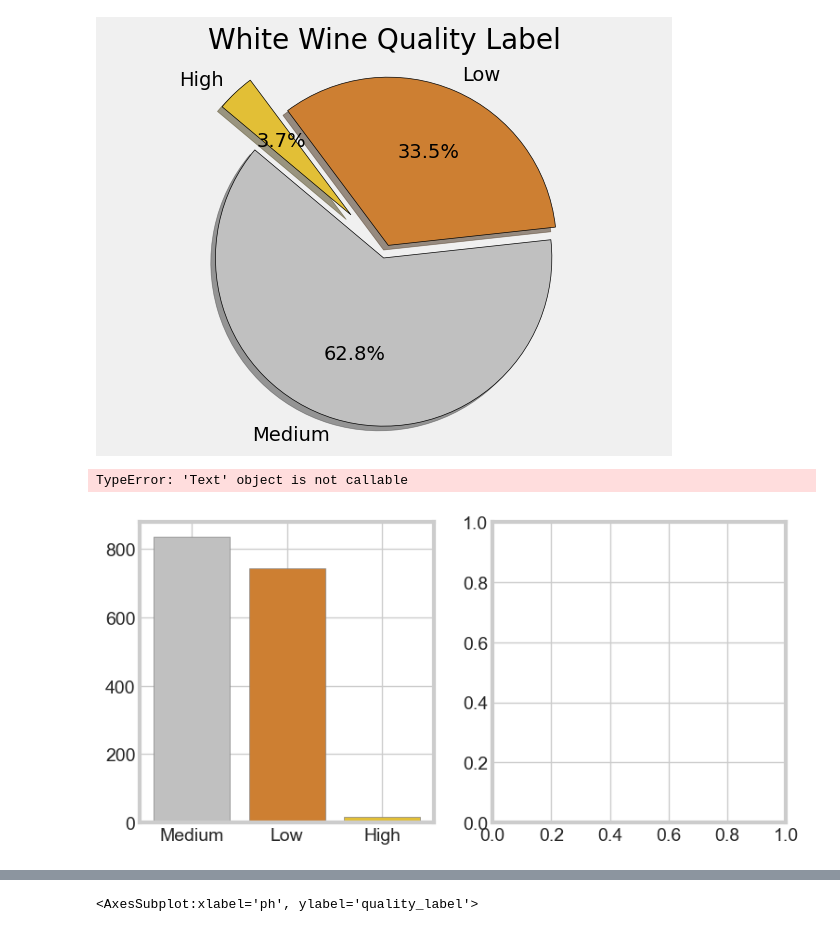
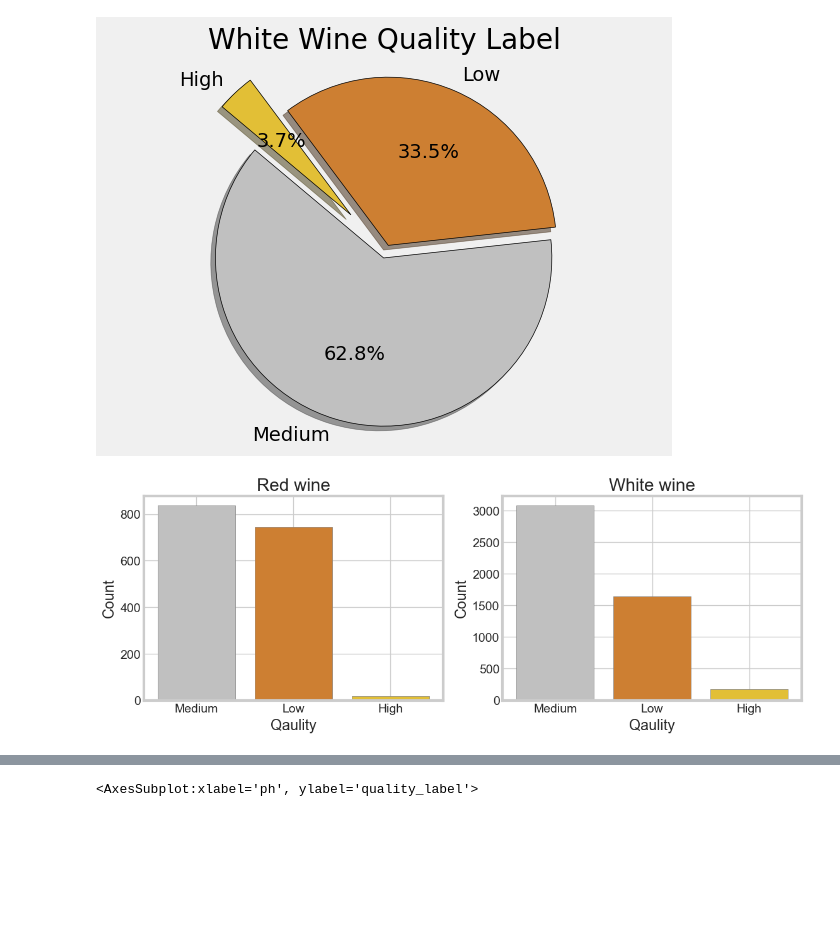
Before and after one commit to RHout19/Project-1, a Jupyter notebook: Model 1/Project 2/Sprint_1.ipynb, the cells around one changed output, grey strips where cells are left out. Cells and saved outputs as stored; diff of their text form; code cells hidden in the pictures; blank space fills up the shorter version.

```diff
--- a/Model 1/Project 2/Sprint_1.ipynb
+++ b/Model 1/Project 2/Sprint_1.ipynb
@@ -253,36 +269,34 @@ plt.show()
 [figure]
 # %%
 # Create a bar chart comparing the quality of the 2 wines
-fig, axs = plt.subplots(1, 2, figsize=(8, 4))
+fig, axs = plt.subplots(1, 2, figsize=(12, 4))
 
 # Red Wine
 x = rw.value_counts('quality_label').keys()
 y = rw.value_counts('quality_label').to_list()
 colors = ['#C0C0C0', '#cd7f32', '#e2bf36']
 
 axs[0].bar(x, y,
         color=colors,
         edgecolor='grey')
-axs[0].title('Red wine')
-axs[0].xlabel('Qaulity')
-axs[0].ylabel('Count')
-
+axs[0].set_title('Red wine')
+axs[0].set_xlabel('Qaulity')
+axs[0].set_ylabel('Count')
 
 
 # White wine
 x = ww.value_counts('quality_label').keys()
 y = ww.value_counts('quality_label').to_list()
 colors = ['#C0C0C0', '#cd7f32', '#e2bf36']
 
 axs[1].bar(x, y,
         color=colors,
         edgecolor='grey')
-axs[1].title('White wine')
-axs[1].xlabel('Qaulity')
-axs[1].ylabel('Count')
+axs[1].set_title('White wine')
+axs[1].set_xlabel('Qaulity')
+axs[1].set_ylabel('Count')
 
 plt.show()
 # %% [output]
-TypeError: 'Text' object is not callable
-[figure, old version]
+[figure, new version]
 # %%
```
Also changed, not shown: parts of 24 cells of this notebook.
